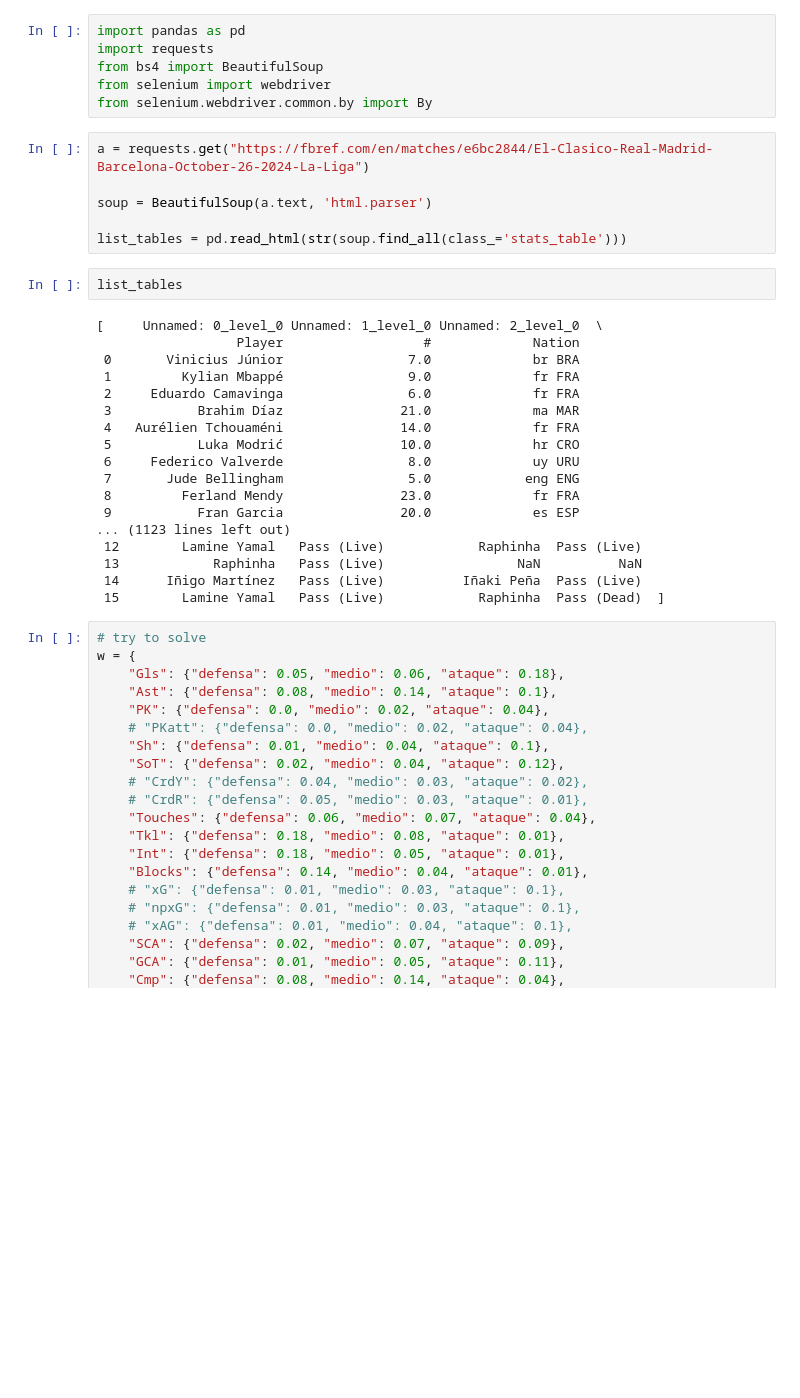
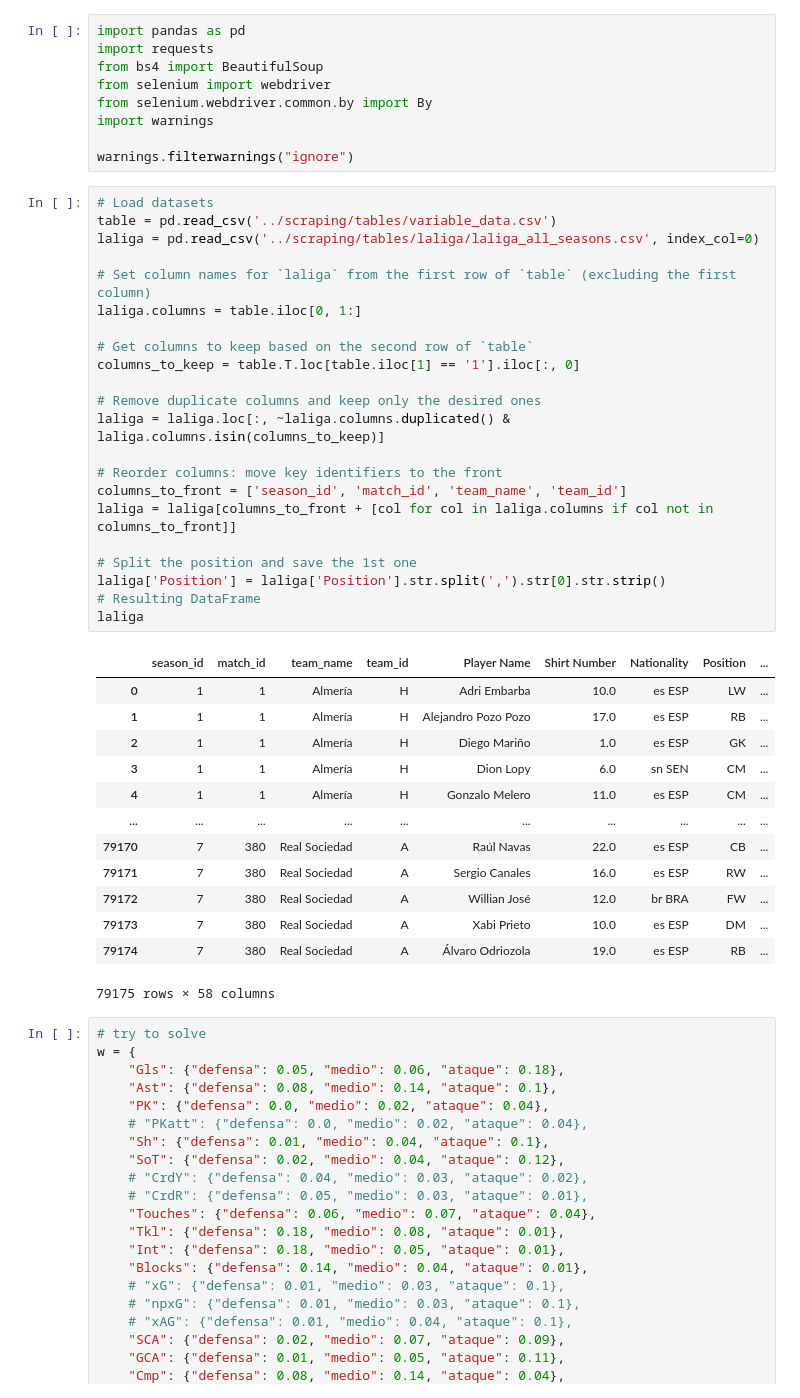
Before and after one commit to marcfolchp/thunder, a Jupyter notebook: YELO/formula-step1.ipynb, the cells around one changed output. Drawn from its saved outputs; the diff is of its cells as text; blank space fills up the shorter version.

```diff
--- a/YELO/formula-step1.ipynb
+++ b/YELO/formula-step1.ipynb
@@ -4,32 +4,45 @@ import requests
 from bs4 import BeautifulSoup
 from selenium import webdriver
 from selenium.webdriver.common.by import By
+import warnings
+
+warnings.filterwarnings("ignore")
-# %%
-a = requests.get("https://fbref.com/en/matches/e6bc2844/El-Clasico-Real-Madrid-Barcelona-October-26-2024-La-Liga")
-
-soup = BeautifulSoup(a.text, 'html.parser')
-
-list_tables = pd.read_html(str(soup.find_all(class_='stats_table')))
-# %%
-list_tables
-# %% [output]
-[     Unnamed: 0_level_0 Unnamed: 1_level_0 Unnamed: 2_level_0  \
-                  Player                  #             Nation
- 0       Vinicius Júnior                7.0             br BRA
- 1         Kylian Mbappé                9.0             fr FRA
- 2     Eduardo Camavinga                6.0             fr FRA
- 3           Brahim Díaz               21.0             ma MAR
- 4   Aurélien Tchouaméni               14.0             fr FRA
- 5           Luka Modrić               10.0             hr CRO
- 6     Federico Valverde                8.0             uy URU
- 7       Jude Bellingham                5.0            eng ENG
- 8         Ferland Mendy               23.0             fr FRA
- 9           Fran Garcia               20.0             es ESP
-... (1123 lines left out)
- 12        Lamine Yamal   Pass (Live)            Raphinha  Pass (Live)
- 13            Raphinha   Pass (Live)                 NaN          NaN
- 14      Iñigo Martínez   Pass (Live)          Iñaki Peña  Pass (Live)
- 15        Lamine Yamal   Pass (Live)            Raphinha  Pass (Dead)  ]
+# %%
+# Load datasets
+table = pd.read_csv('../scraping/tables/variable_data.csv')
+laliga = pd.read_csv('../scraping/tables/laliga/laliga_all_seasons.csv', index_col=0)
+
+# Set column names for `laliga` from the first row of `table` (excluding the first column)
+laliga.columns = table.iloc[0, 1:]
+
+# Get columns to keep based on the second row of `table`
+columns_to_keep = table.T.loc[table.iloc[1] == '1'].iloc[:, 0]
+
+# Remove duplicate columns and keep only the desired ones
+laliga = laliga.loc[:, ~laliga.columns.duplicated() & laliga.columns.isin(columns_to_keep)]
+
+# Reorder columns: move key identifiers to the front
+columns_to_front = ['season_id', 'match_id', 'team_name', 'team_id']
+laliga = laliga[columns_to_front + [col for col in laliga.columns if col not in columns_to_front]]
+
+# Split the position and save the 1st one
+laliga['Position'] = laliga['Position'].str.split(',').str[0].str.strip()
+# Resulting DataFrame
+laliga
+# %% [output]
+|  | season_id | match_id | team_name | team_id | Player Name | Shirt Number | Nationality | Position | ... |
+| 0 | 1 | 1 | Almería | H | Adri Embarba | 10.0 | es ESP | LW | ... |
+| 1 | 1 | 1 | Almería | H | Alejandro Pozo Pozo | 17.0 | es ESP | RB | ... |
+| 2 | 1 | 1 | Almería | H | Diego Mariño | 1.0 | es ESP | GK | ... |
+| 3 | 1 | 1 | Almería | H | Dion Lopy | 6.0 | sn SEN | CM | ... |
+| 4 | 1 | 1 | Almería | H | Gonzalo Melero | 11.0 | es ESP | CM | ... |
+| ... | ... | ... | ... | ... | ... | ... | ... | ... | ... |
+| 79170 | 7 | 380 | Real Sociedad | A | Raúl Navas | 22.0 | es ESP | CB | ... |
+| 79171 | 7 | 380 | Real Sociedad | A | Sergio Canales | 16.0 | es ESP | RW | ... |
+| 79172 | 7 | 380 | Real Sociedad | A | Willian José | 12.0 | br BRA | FW | ... |
+| 79173 | 7 | 380 | Real Sociedad | A | Xabi Prieto | 10.0 | es ESP | DM | ... |
+| 79174 | 7 | 380 | Real Sociedad | A | Álvaro Odriozola | 19.0 | es ESP | RB | ... |
+79175 rows × 58 columns
 # %%
 # try to solve
 w = {
```
Also changed, not shown: parts of 4 cells of this notebook.
